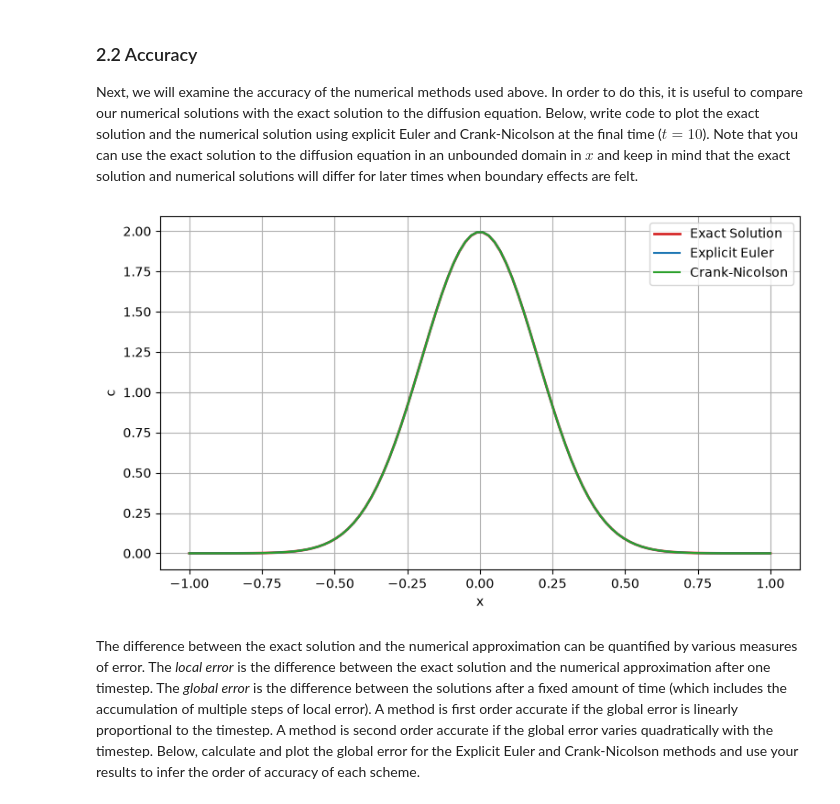
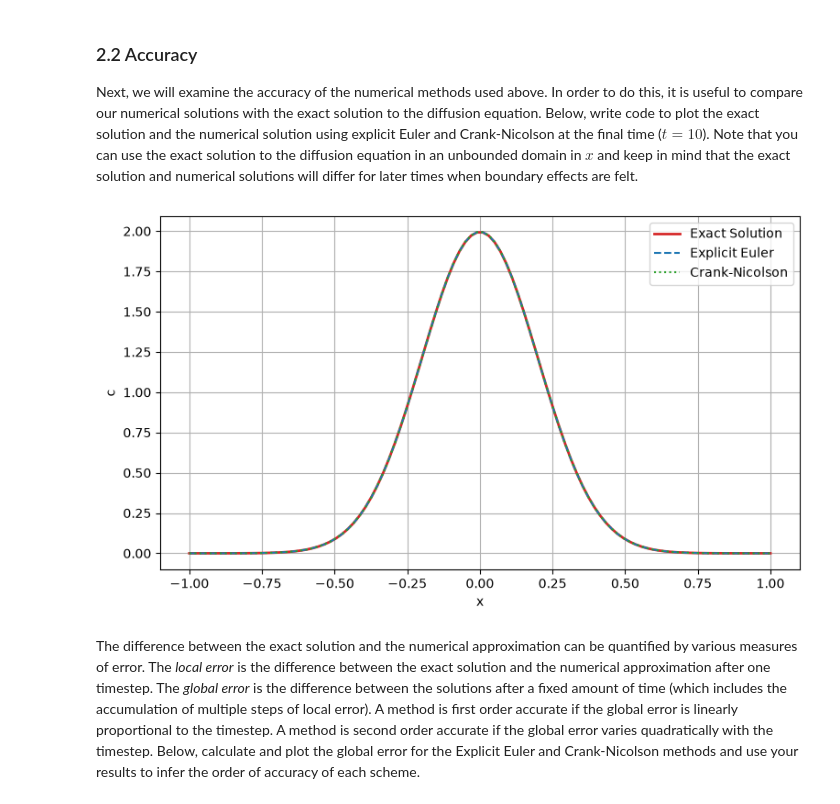
Before and after one commit to eleanormog/LNM, a Jupyter notebook: Project1_numerical_methods.ipynb, the cells around one changed output. Drawn from its saved outputs; the diff is of its cells as text; code cells hidden in the pictures.

```diff
--- a/Project1_numerical_methods.ipynb
+++ b/Project1_numerical_methods.ipynb
@@ -363,23 +363,22 @@ Next, we will examine the accuracy of the numerical methods used above. In order
 # %%
 # Add code to plot exact and numerical solutions
 exact_solution = set_ics(x, kappa, 10 + t[-1])
 EE_solution = c_EE[:,-1]
 CN_solution = c_CN[:,-1]
 
 plt.figure(figsize=(9, 5))
 plt.plot(x, exact_solution, label='Exact Solution', color='tab:red', lw=2)
-plt.plot(x, EE_solution, label='Explicit Euler', color='tab:blue')
-plt.plot(x, CN_solution, label='Crank-Nicolson', color='tab:green')
+plt.plot(x, EE_solution, label='Explicit Euler', color='tab:blue', ls="dashed")
+plt.plot(x, CN_solution, label='Crank-Nicolson', color='tab:green', ls="dotted")
 
 plt.xlabel('x')
 plt.ylabel('c')
-
 plt.legend()
 plt.grid()
 
 plt.show()
 # %% [output]
-[figure, old version]
+[figure, new version]
 # %% [markdown]
 The difference between the exact solution and the numerical approximation can be quantified by various measures of error. The *local error* is the difference between the exact solution and the numerical approximation after one timestep. The *global error* is the difference between the solutions after a fixed amount of time (which includes the accumulation of multiple steps of local error). A method is first order accurate if the global error is linearly proportional to the timestep. A method is second order accurate if the global error varies quadratically with the timestep. Below, calculate and plot the global error for the Explicit Euler and Crank-Nicolson methods and use your results to infer the order of accuracy of each scheme.
 # %% [markdown]
```
Also changed, not shown: parts of 4 cells of this notebook.
